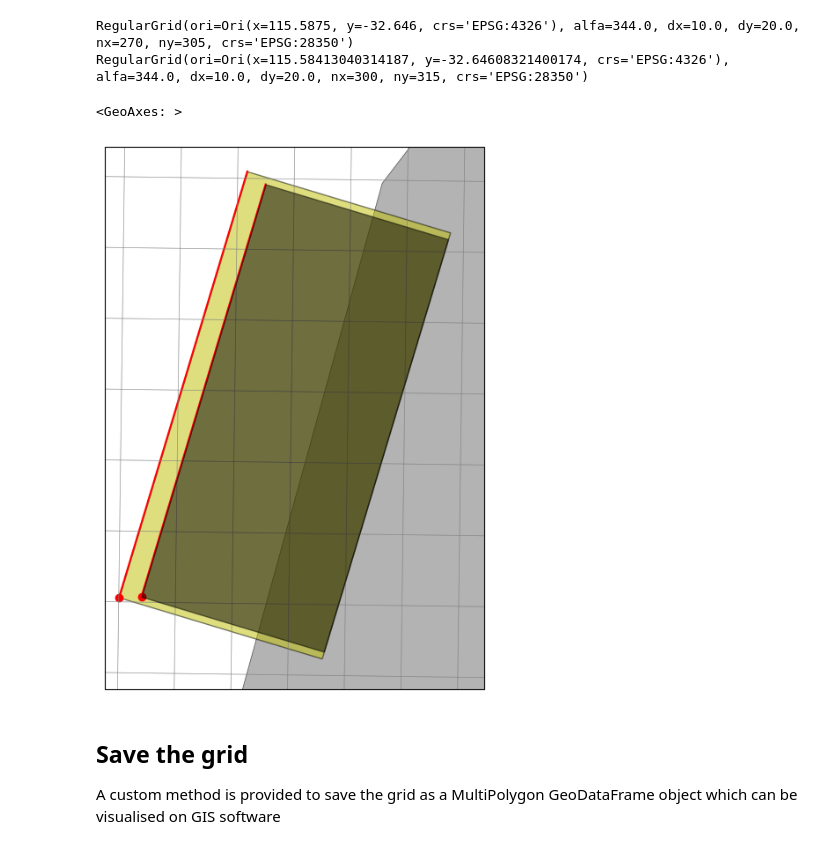
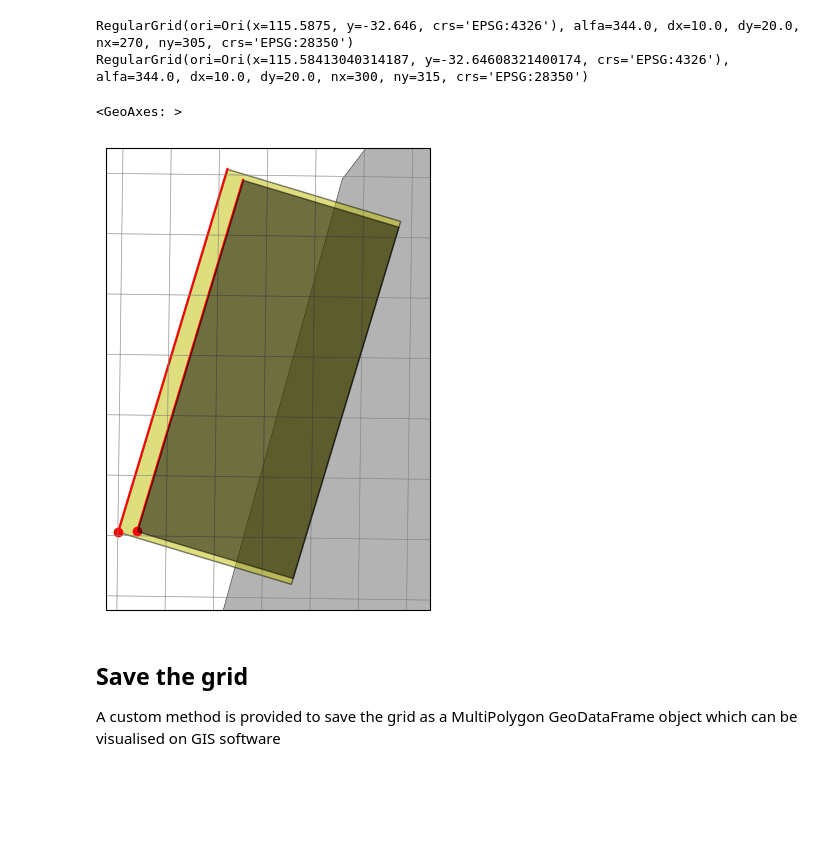
Before and after one commit to rom-py/rompy-notebooks, a Jupyter notebook: notebooks/xbeach/grid-demo.ipynb, the cells around one changed output. Cells and saved outputs as stored; diff of their text form; code cells hidden in the pictures; blank space fills up the shorter version.

```diff
--- a/notebooks/xbeach/grid-demo.ipynb
+++ b/notebooks/xbeach/grid-demo.ipynb
@@ -284,13 +278,13 @@ print(grid_extended)
 RegularGrid(ori=Ori(x=115.5875, y=-32.646, crs='EPSG:4326'), alfa=344.0, dx=10.0, dy=20.0, nx=270, ny=305, crs='EPSG:28350')
 RegularGrid(ori=Ori(x=115.58413040314187, y=-32.64608321400174, crs='EPSG:4326'), alfa=344.0, dx=10.0, dy=20.0, nx=300, ny=315, crs='EPSG:28350')
 # %%
-fig, ax = plt.subplots(figsize=(8, 8), subplot_kw=dict(projection=grid.projection))
+fig, ax = plt.subplots(figsize=(6, 6), subplot_kw=dict(projection=grid.projection))
 
 grid_extended.plot(ax=ax, scale="i", grid_kwargs=dict(facecolor="y", edgecolor="k", alpha=0.5, zorder=2))
 grid.plot(ax=ax, grid_kwargs=dict(facecolor="k", edgecolor="k", alpha=0.5, zorder=3))
 # %% [output]
 <GeoAxes: >
-[figure, old version]
+[figure, new version]
 # %% [markdown]
 ## Save the grid
 
```
Also changed, not shown: parts of 2 cells of this notebook.
